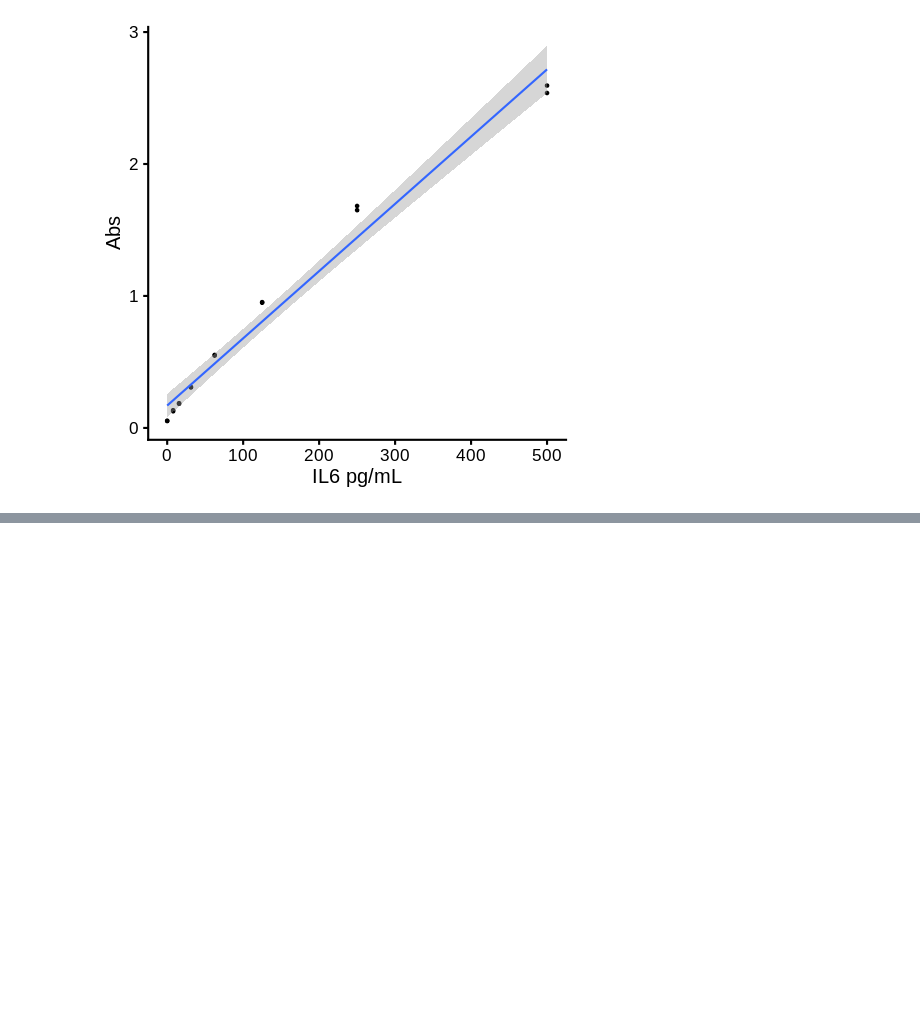
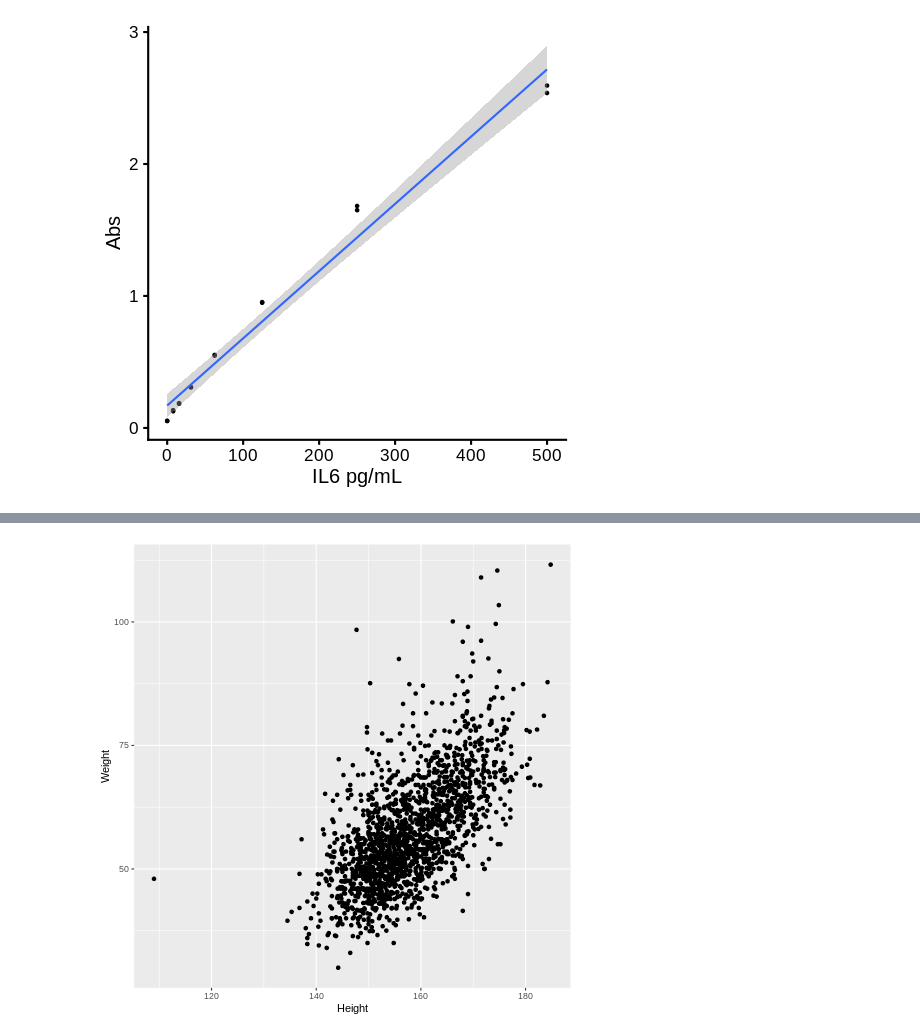
Before and after one commit to toryn13/UCL_education_2022, a Jupyter notebook: Rintro_Bioc0003.ipynb, the cells around one changed output, grey strips where cells are left out. Cells and saved outputs as stored; diff of their text form; code cells hidden in the pictures; blank space fills up the shorter version.

```diff
--- a/Rintro_Bioc0003.ipynb
+++ b/Rintro_Bioc0003.ipynb
@@ -490,0 +622,5 @@ WARNING:rpy2.rinterface_lib.callbacks:R[write to console]: `geom_smooth()` using
+# %%
+%%R
+lifedata2012%>%ggplot(aes(Height, Weight))+geom_point()
+# %% [output]
+[figure, added]
```
Also changed, not shown: parts of 16 cells of this notebook.
